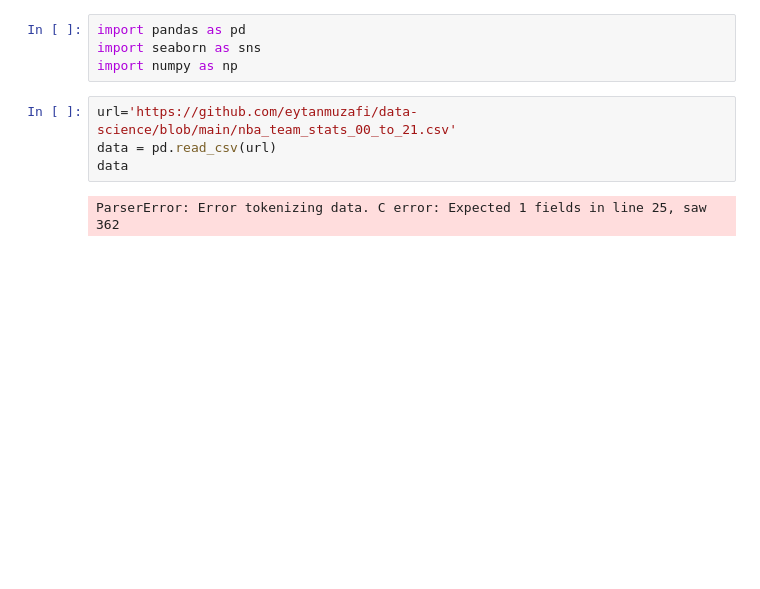
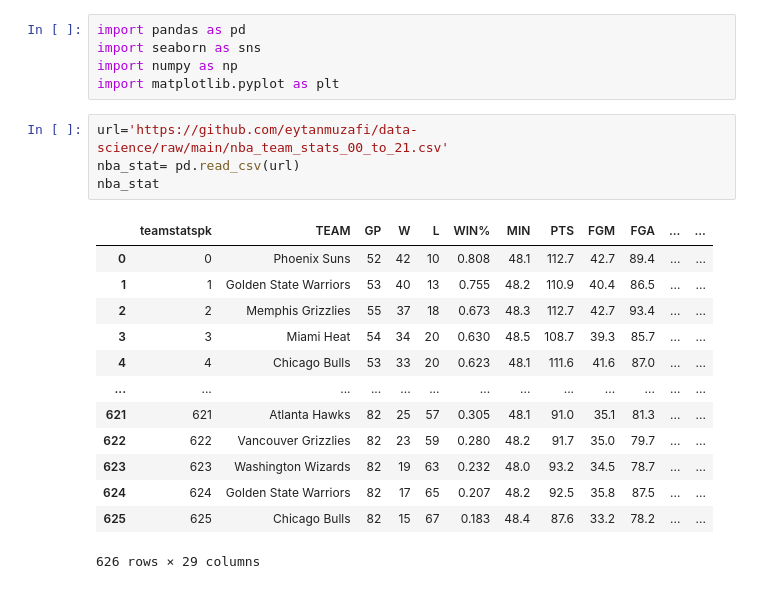
Before and after one commit to eytanmuzafi/data-science, a Jupyter notebook: project.ipynb, the cells around one changed output. Cells and saved outputs as stored; diff of their text form; blank space fills up the shorter version.

```diff
--- a/project.ipynb
+++ b/project.ipynb
@@ -2,9 +2,22 @@
 import pandas as pd
 import seaborn as sns
 import numpy as np
+import matplotlib.pyplot as plt
 # %%
-url='https://github.com/eytanmuzafi/data-science/blob/main/nba_team_stats_00_to_21.csv'
-data = pd.read_csv(url)
-data
+url='https://github.com/eytanmuzafi/data-science/raw/main/nba_team_stats_00_to_21.csv'
+nba_stat= pd.read_csv(url)
+nba_stat
 # %% [output]
+|  | teamstatspk | TEAM | GP | W | L | WIN% | MIN | PTS | FGM | FGA | ... | ... |
+| 0 | 0 | Phoenix Suns | 52 | 42 | 10 | 0.808 | 48.1 | 112.7 | 42.7 | 89.4 | ... | ... |
+| 1 | 1 | Golden State Warriors | 53 | 40 | 13 | 0.755 | 48.2 | 110.9 | 40.4 | 86.5 | ... | ... |
+| 2 | 2 | Memphis Grizzlies | 55 | 37 | 18 | 0.673 | 48.3 | 112.7 | 42.7 | 93.4 | ... | ... |
+| 3 | 3 | Miami Heat | 54 | 34 | 20 | 0.630 | 48.5 | 108.7 | 39.3 | 85.7 | ... | ... |
+| 4 | 4 | Chicago Bulls | 53 | 33 | 20 | 0.623 | 48.1 | 111.6 | 41.6 | 87.0 | ... | ... |
+| ... | ... | ... | ... | ... | ... | ... | ... | ... | ... | ... | ... | ... |
+| 621 | 621 | Atlanta Hawks | 82 | 25 | 57 | 0.305 | 48.1 | 91.0 | 35.1 | 81.3 | ... | ... |
+| 622 | 622 | Vancouver Grizzlies | 82 | 23 | 59 | 0.280 | 48.2 | 91.7 | 35.0 | 79.7 | ... | ... |
+| 623 | 623 | Washington Wizards | 82 | 19 | 63 | 0.232 | 48.0 | 93.2 | 34.5 | 78.7 | ... | ... |
+| 624 | 624 | Golden State Warriors | 82 | 17 | 65 | 0.207 | 48.2 | 92.5 | 35.8 | 87.5 | ... | ... |
+| 625 | 625 | Chicago Bulls | 82 | 15 | 67 | 0.183 | 48.4 | 87.6 | 33.2 | 78.2 | ... | ... |
-ParserError: Error tokenizing data. C error: Expected 1 fields in line 25, saw 362
+626 rows × 29 columns
```
Also changed, not shown: parts of 4 cells of this notebook.
